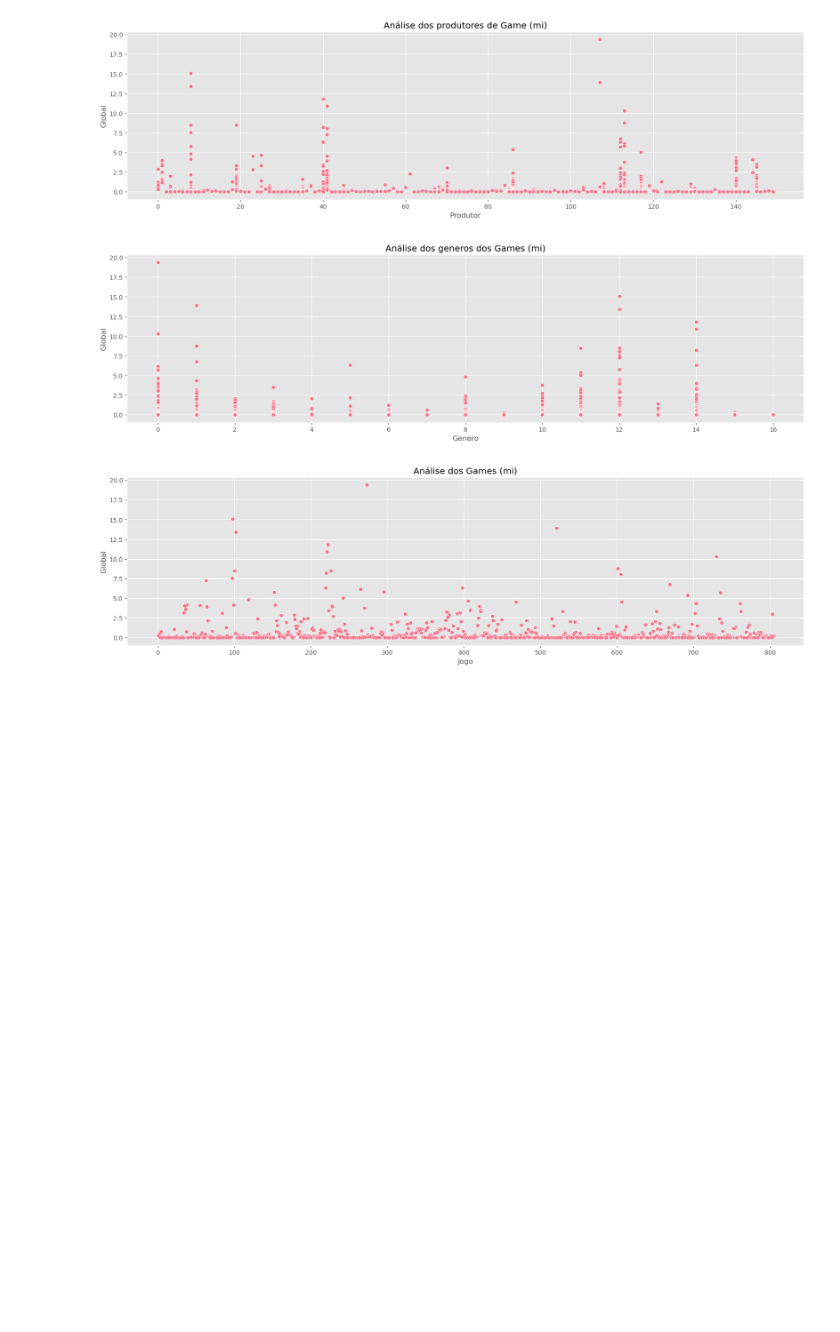
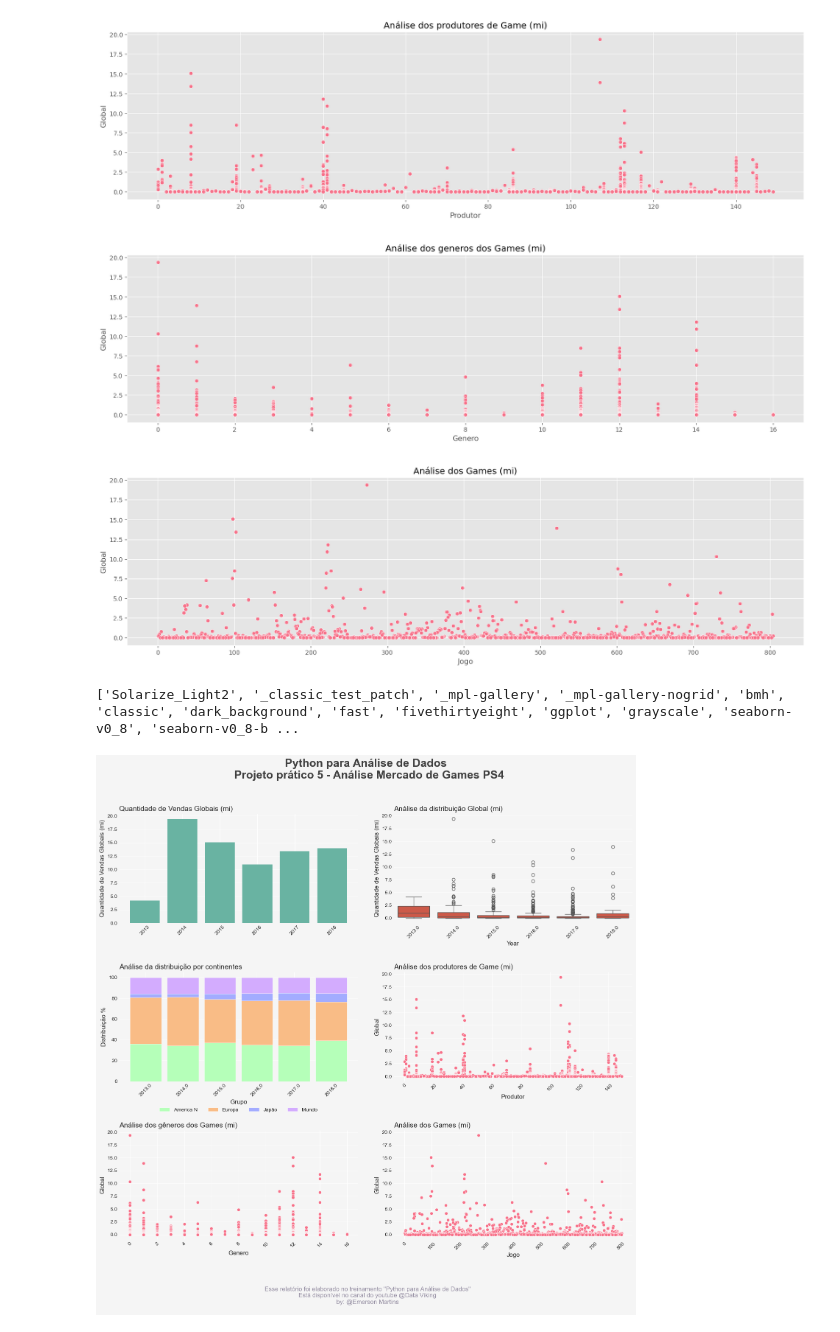
Before and after one commit to emersonmrd/python_para_analise_de_dados, a Jupyter notebook: Projeto Análise Mercado de Games.ipynb, the cells around one changed output. Drawn from its saved outputs; the diff is of its cells as text; code cells hidden in the pictures; blank space fills up the shorter version.

```diff
--- a/Projeto Análise Mercado de Games.ipynb
+++ b/Projeto Análise Mercado de Games.ipynb
@@ -298,3 +298,78 @@ plt.title('Análise dos Games (mi)')
 sns.scatterplot(data=Base_Dados, x='Jogo', y='Global', color=Paleta_Cores[0]);
 # %% [output]
 [figure]
+# %%
+estilos_disponiveis = plt.style.available
+print(estilos_disponiveis)
+# %% [output]
+['Solarize_Light2', '_classic_test_patch', '_mpl-gallery', '_mpl-gallery-nogrid', 'bmh', 'classic', 'dark_background', 'fast', 'fivethirtyeight', 'ggplot', 'grayscale', 'seaborn-v0_8', 'seaborn-v0_8-b ...
+# %%
+fig, axs = plt.subplots(figsize=(18, 15), nrows=3, ncols=2)
+
+# Cor de fundo
+Cor_Fundo = '#f5f5f5'
+for ax in axs.flat:
+    ax.set_facecolor(Cor_Fundo)
+fig.set_facecolor(Cor_Fundo)
+
+# Estilo dos gráficos
+plt.style.use('seaborn-v0_8-darkgrid')
+
+# Titulo da figura
+plt.suptitle('Python para Análise de Dados \n Projeto prático 5 - Análise Mercado de Games PS4', fontsize=22, color='#404040', fontweight=600)
+
+# Acessando o gráfico 1
+axs[0, 0].set_title('Quantidade de Vendas Globais (mi)', loc='left', fontsize=14)
+axs[0, 0].bar(Base_Dados['Year'], Base_Dados['Global'], color='#69b3a2')
+axs[0, 0].set_ylabel('Quantidade de Vendas Globais (mi)')
+axs[0, 0].tick_params(axis='x', rotation=45)
+
+# Acessando o gráfico 2
+axs[0, 1].set_title('Análise da distribuição Global (mi)', loc='left', fontsize=14)
+axs[0, 1].set_ylabel('Quantidade de Vendas Globais (mi)')
+sns.boxplot(data=Base_Dados, x='Year', y='Global', ax=axs[0, 1])
+axs[0, 1].tick_params(axis='x', rotation=45)
+
+# Acessando o gráfico 3
+axs[1, 0].set_title('Análise da distribuição por continentes', loc='left', fontsize=14)
+axs[1, 0].bar(Grupos, America, width=0.85, color='#b5ffb9', edgecolor='white')
+axs[1, 0].bar(Grupos, Europa, bottom=America, width=0.85, color='#f9bc86', edgecolor='white')
+axs[1, 0].bar(Grupos, Japao, bottom=[A + B for A, B in zip(America, Europa)], width=0.85, color='#a3acff', edgecolor='white')
+axs[1, 0].bar(Grupos, Mundo, bottom=[A + B + C for A, B, C in zip(America, Europa, Japao)], width=0.85, color='#d3acfe', edgecolor='white')
+axs[1, 0].set_xticks(Grupos)
+axs[1, 0].set_xticklabels(Rotulos, rotation=45)
+axs[1, 0].set_xlabel('Grupo')
+axs[1, 0].set_ylabel('Distribuição %')
+axs[1, 0].legend(['America N', 'Europa', 'Japão', 'Mundo'], loc='upper left', bbox_to_anchor=(0.15, -0.2), ncol=4)
+
+# Acessando o gráfico 4
+axs[1, 1].set_title('Análise dos produtores de Game (mi)', loc='left', fontsize=14)
+sns.scatterplot(data=Base_Dados, x='Produtor', y='Global', color=Paleta_Cores[0], ax=axs[1, 1])
+axs[1, 1].tick_params(axis='x', rotation=45)
+
+# Acessando o gráfico 5
+axs[2, 0].set_title('Análise dos gêneros dos Games (mi)', loc='left', fontsize=14)
+sns.scatterplot(data=Base_Dados, x='Genero', y='Global', color=Paleta_Cores[0], ax=axs[2, 0])
+axs[2, 0].tick_params(axis='x', rotation=45)
+
+# Acessando o gráfico 6
+axs[2, 1].set_title('Análise dos Games (mi)', loc='left', fontsize=14)
+sns.scatterplot(data=Base_Dados, x='Jogo', y='Global', color=Paleta_Cores[0], ax=axs[2, 1])
+axs[2, 1].tick_params(axis='x', rotation=45)
+
+# Ajustar o layout
+plt.subplots_adjust(hspace=0.45, wspace=0.15)
+
+# Rodapé
+Rodape = '''
+Esse relatório foi elaborado no treinamento "Python para Análise de Dados"
+Está disponível no canal do youtube @Data Viking
+by: @Emerson Martins
+'''
+
+# Incluindo o rodapé no relatório
+fig.text(0.5, -0.02, Rodape, ha='center', va='bottom', size=12, color='#938ca1')
+
+plt.show()
+# %% [output]
+[figure, added]
```
Also changed, not shown: 9 other files.
